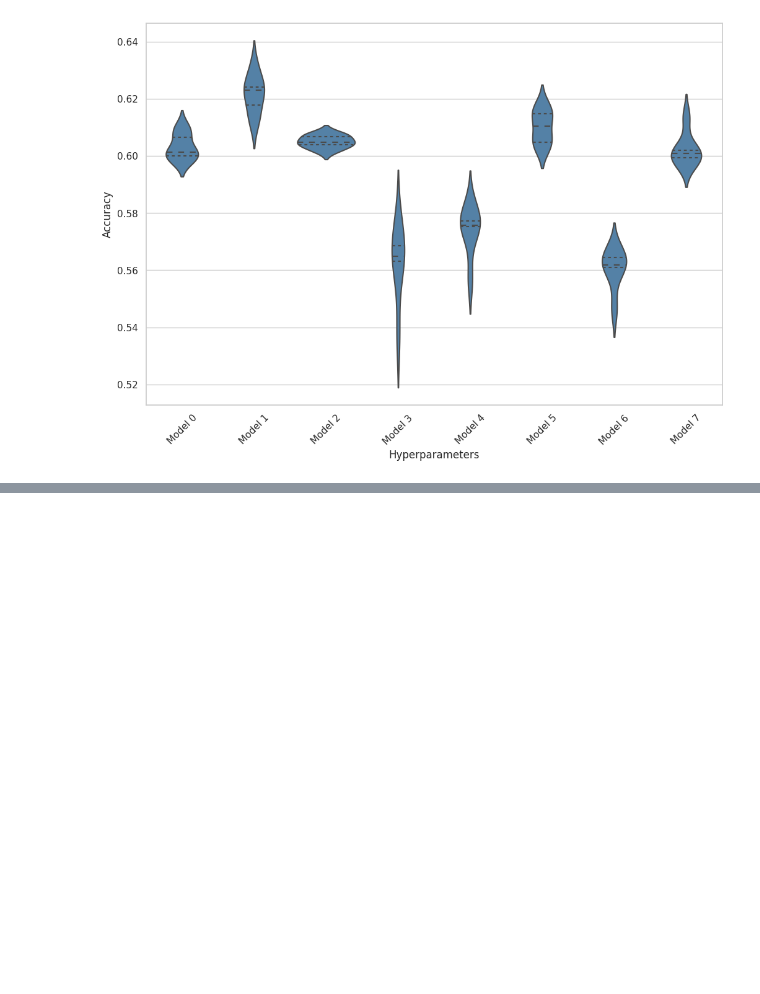
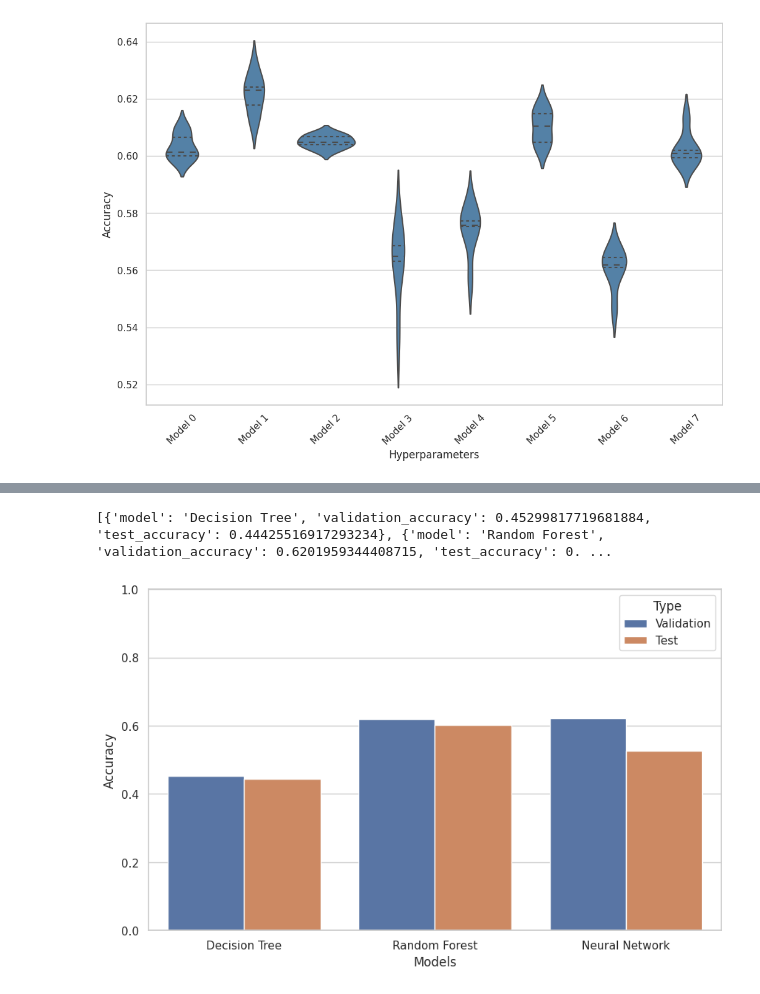
Before and after one commit to paolpal/vinum-analytica, a Jupyter notebook: notebooks/07_results_analysis.ipynb, the cells around one changed output, grey strips where cells are left out. Drawn from its saved outputs; the diff is of its cells as text; code cells hidden in the pictures; blank space fills up the shorter version.

```diff
--- a/notebooks/07_results_analysis.ipynb
+++ b/notebooks/07_results_analysis.ipynb
@@ -201,0 +211,22 @@ Model: rf, p-value: 0.84375
+# %%
+from vinum_analytica.data import WineDatasetManager # type: ignore
+from vinum_analytica.models import TreeModel, RandomForestModel, NeuralNetworkModel # type: ignore
+
+dataset = WineDatasetManager()
+dataset.load('../data/processed/test.csv')
+testset = dataset
+# %%
+tree = TreeModel.load('../models/tree_model.pkl')
+forest = RandomForestModel.load('../models/random_forest_model.pkl')
+neural = NeuralNetworkModel.load('../models/nn_model.pkl')
+
+test_res = [{
+    "model": "Decision Tree",
+    "accuracy": tree.evaluate(testset)
+}, {
+    "model": "Random Forest",
+    "accuracy": forest.evaluate(testset)
+}, {
+    "model": "Neural Network",
+    "accuracy": neural.evaluate(testset)
+}]
@@ -201,0 +249,18 @@ Model: rf, p-value: 0.84375
+# %%
+combined_results = []
+
+for train, test in zip(train_res, test_res):
+    combined_results.append({
+        "model": train['model'],
+        "validation_accuracy": train['mean_accuracy'],
+        "test_accuracy": test['accuracy']
+    })
+
+print(combined_results)
+# %% [output]
+[{'model': 'Decision Tree', 'validation_accuracy': 0.45299817719681884, 'test_accuracy': 0.44425516917293234}, {'model': 'Random Forest', 'validation_accuracy': 0.6201959344408715, 'test_accuracy': 0. ...
+# %%
+plotter = Plotter()
+plotter.plot_validation_test_accuracy_comparison(combined_results)
+# %% [output]
+[figure, added]
```
Also changed, not shown: parts of 6 cells of this notebook, 5 other files.
